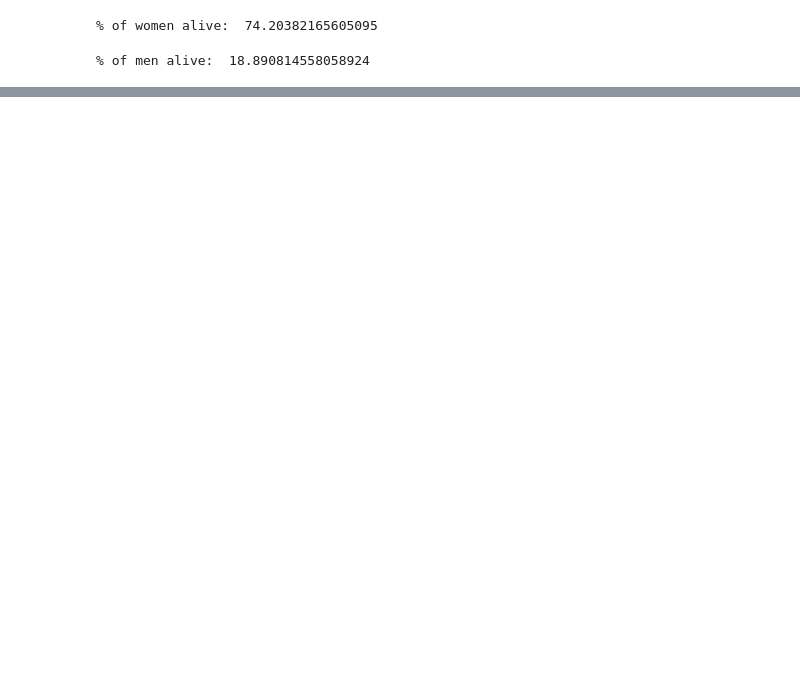
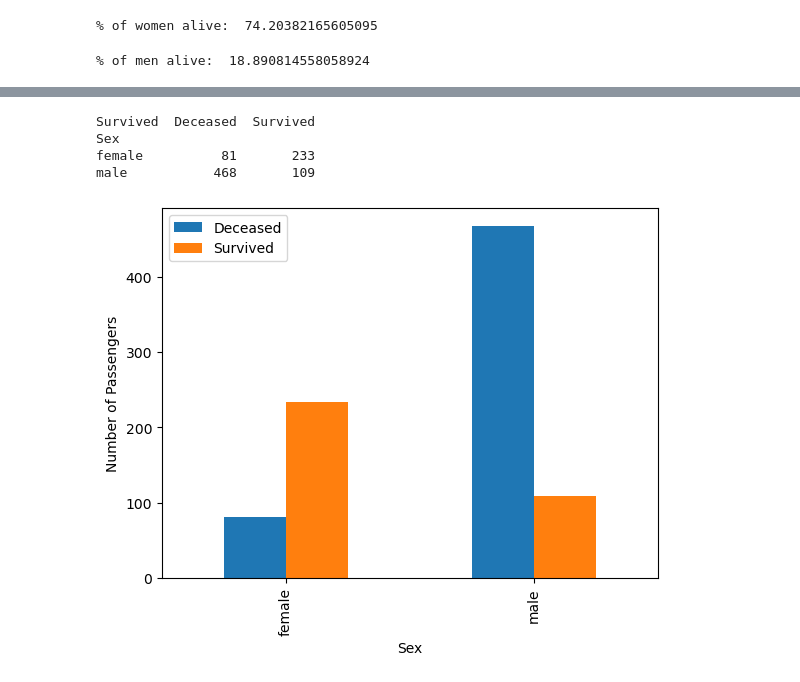
Before and after one commit to Sid1813/kaggle, a Jupyter notebook: Titanic - Machine Learning from Disaster/model_versions/titanic_v4.ipynb, the cells around one changed output, grey strips where cells are left out. Saved outputs shown, nothing was run; the diff lists cells and outputs as text; code cells hidden in the pictures; blank space fills up the shorter version.

```diff
--- a/Titanic - Machine Learning from Disaster/model_versions/titanic_v4.ipynb
+++ b/Titanic - Machine Learning from Disaster/model_versions/titanic_v4.ipynb
@@ -58,0 +110,16 @@ print("% of men alive: ", percent_of_men_alive)
+# %%
+sex_survival = pd.crosstab(train_data["Sex"], train_data["Survived"].map({ 0 : "Deceased", 1 : "Survived"}))
+
+print(sex_survival)
+
+sex_survival.plot(kind = "bar")
+
+plt.ylabel("Number of Passengers")
+plt.legend(title = None)
+plt.show()
+# %% [output]
+Survived  Deceased  Survived
+Sex
+female          81       233
+male           468       109
+[figure, added]
```
Also changed, not shown: parts of 8 cells of this notebook.
